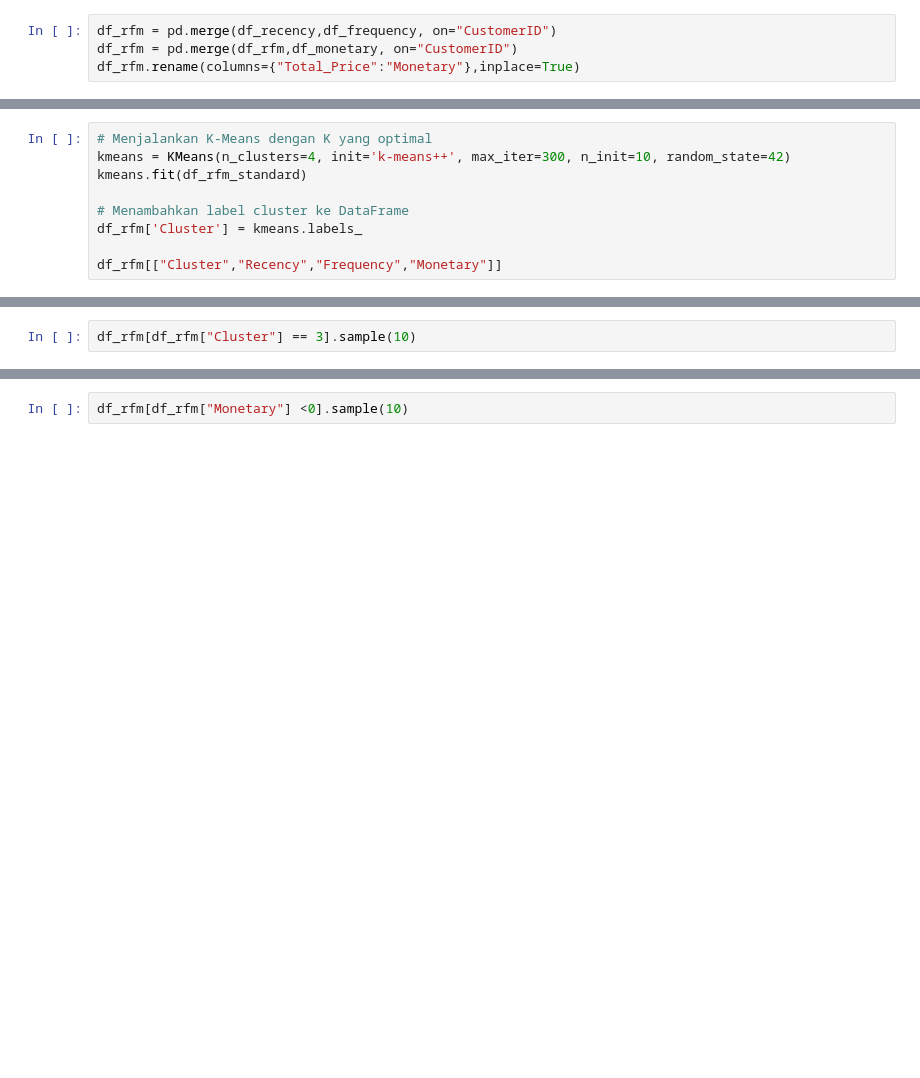
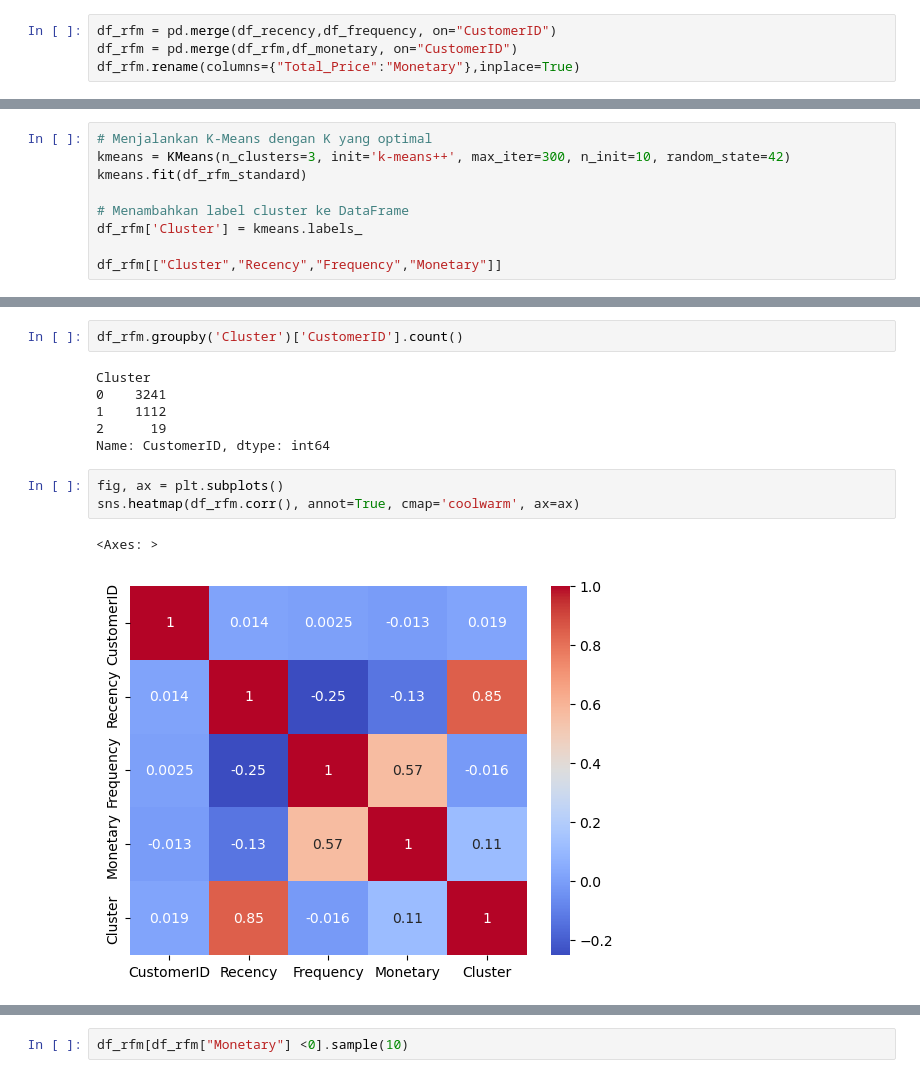
Before and after one commit to dudungawuk/RFM-Modelling-Sales-ECommerce-Datasets-Kaggle, a Jupyter notebook: Untitled.ipynb, the cells around one changed output, grey strips where cells are left out. Cells and saved outputs as stored; diff of their text form; blank space fills up the shorter version.

Commit message:
Clustering with K-Means Update

```diff
--- a/Untitled.ipynb
+++ b/Untitled.ipynb
@@ -115,6 +323,6 @@ plt.show()
 # %%
 # Menjalankan K-Means dengan K yang optimal
-kmeans = KMeans(n_clusters=4, init='k-means++', max_iter=300, n_init=10, random_state=42)
+kmeans = KMeans(n_clusters=3, init='k-means++', max_iter=300, n_init=10, random_state=42)
 kmeans.fit(df_rfm_standard)
 
 # Menambahkan label cluster ke DataFrame
@@ -128,3 +376,15 @@ df_rfm[df_rfm["Cluster"] == 1]
 # %%
-df_rfm[df_rfm["Cluster"] == 3].sample(10)
+df_rfm.groupby('Cluster')['CustomerID'].count()
+# %% [output]
+Cluster
+0    3241
+1    1112
+2      19
+Name: CustomerID, dtype: int64
+# %%
+fig, ax = plt.subplots()
+sns.heatmap(df_rfm.corr(), annot=True, cmap='coolwarm', ax=ax)
+# %% [output]
+<Axes: >
+[figure, added]
 # %%
```
Also changed, not shown: parts of 42 cells of this notebook.
